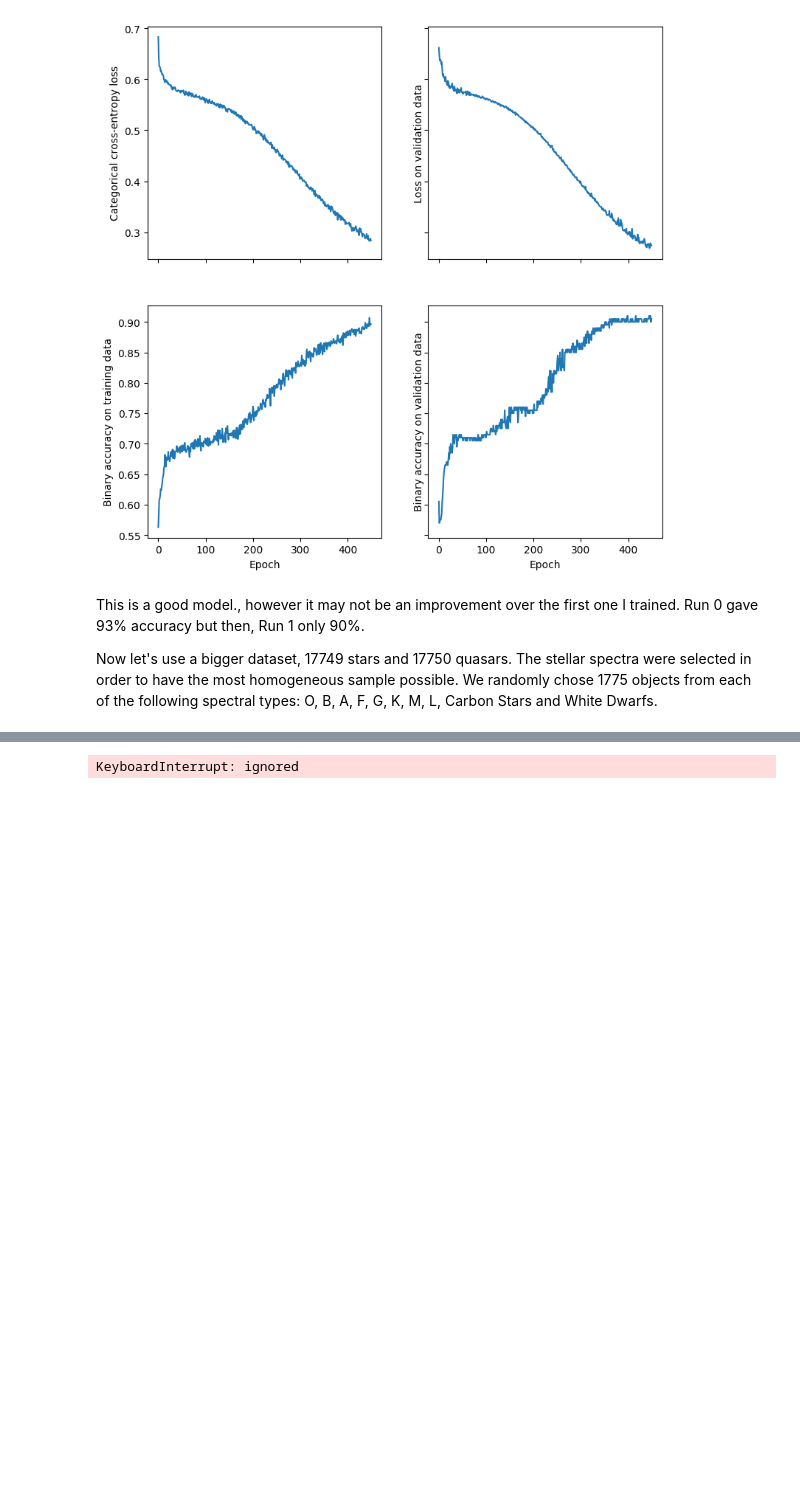
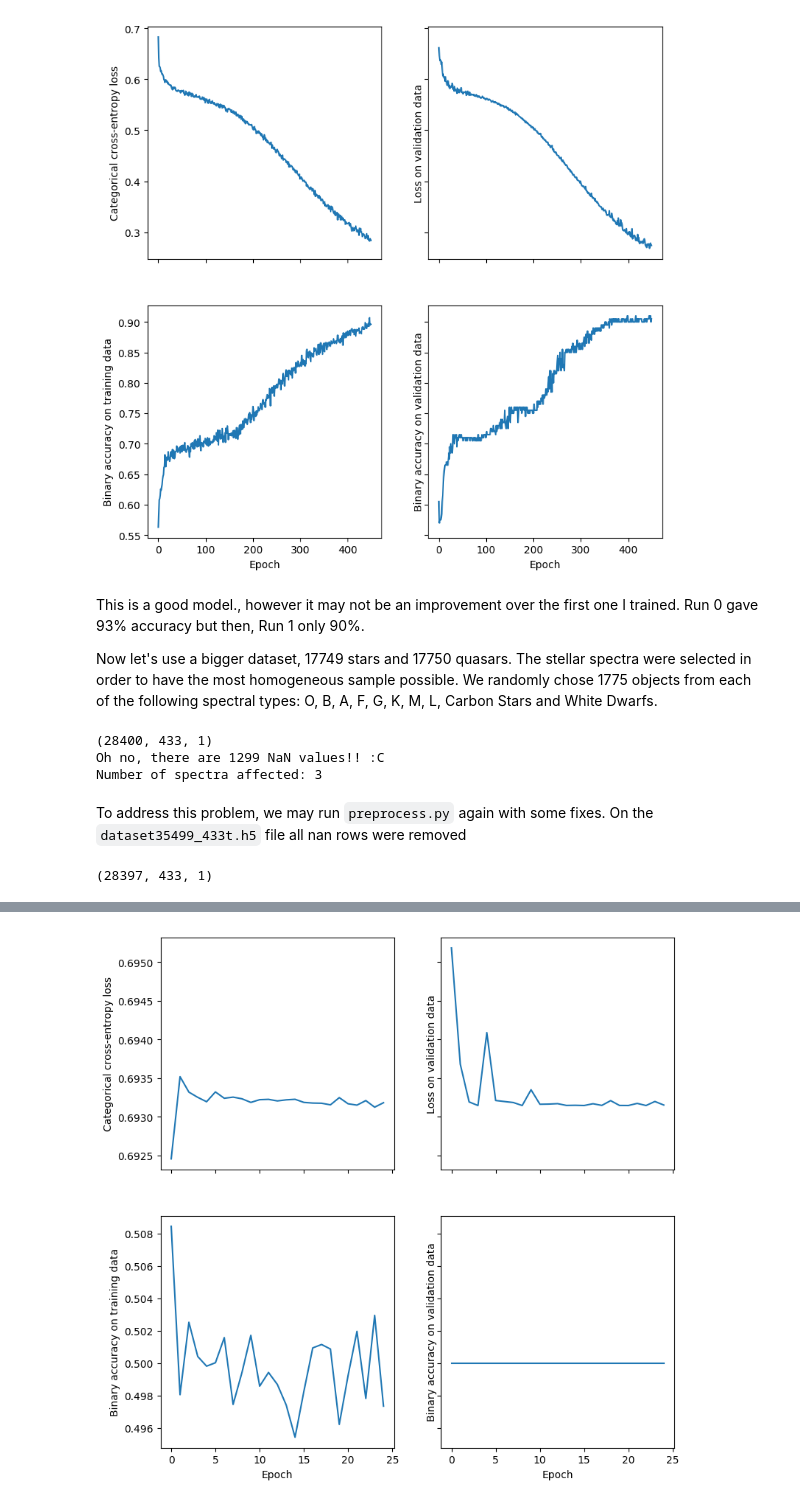
Before and after one commit to ManuelSolimano/mqc-nets, a Jupyter notebook: Colab Notebooks/modelling.ipynb, the cells around one changed output, grey strips where cells are left out. Saved outputs shown, nothing was run; the diff lists cells and outputs as text; code cells hidden in the pictures; blank space fills up the shorter version.

Commit message:
Update of collab notebook

```diff
--- a/Colab Notebooks/modelling.ipynb
+++ b/Colab Notebooks/modelling.ipynb
@@ -49,8 +49,20 @@ from keras.utils import to_categorical
 
 from sklearn.model_selection import train_test_split
 
+from collections.abc import Iterable
 
-def performance_plots(filename, sgdparams, histobject, testmetrics):
+def stringify_dict(metadata):
+
+  for key in metadata:
+    if isinstance(metadata[key], Iterable):
+      for subkey in metadata[key]:
+        metadata[key][subkey] = str(metadata[key][subkey])
+    else:
+      metadata[key] = str(metadata[key])
+
+  return metadata
+
+def performance_plots(filename, optiparams, histobject, testmetrics):
 
     loss = histobject.history['loss']
     val_loss = histobject.history['val_loss']
@@ -74,8 +86,9 @@ def performance_plots(filename, sgdparams, histobject, testmetrics):
 
     metadata = histobject.params
     metadata['test_metrics'] = testmetrics
-    metadata['sgd_params'] = sgdparams
+    metadata['op_params'] = sgdparams
 
+    metadata = stringify_dict(metadata)
     i = 0
     while os.path.exists('{}{:d}.png'.format(filename, i)):
       i += 1
@@ -150,11 +163,56 @@ x_train, x_test, y_train, y_test = train_test_split(data, labels, test_size=0.20
                                                        random_state=42)
 x_test, x_val, y_test, y_val = train_test_split(x_test, y_test, test_size=0.50,
                                                    random_state=42)
+# %%
+# Check if everything turned out alright
+print(x_train.shape)
+
+nans = np.where(np.isnan(x_train))[0]
+if nans.size > 0:
+  print('Oh no, there are {} NaN values!! :C'.format(nans.size))
+
+if np.any(np.isinf(x_train)):
+  print('Oh no, there are Inf values!! :C')
+
+nans
+# Replace those nans with zeros (end eventual infs with large numbers):
+# x_train = np.nan_to_num(x_train)
+print('Number of spectra affected:', int(1299/433))
+# %% [output]
+(28400, 433, 1)
+Oh no, there are 1299 NaN values!! :C
+Number of spectra affected: 3
+# %% [markdown]
+To address this problem, we may run ``preprocess.py`` again with some fixes. On the ``dataset35499_433t.h5`` file all nan rows were removed
+# %%
+# Load the fixed dataset
+with h5py.File('/content/gdrive/My Drive/mqc-collab/dataset35497_433t.h5', 'r') as sb:
+    og_shape = sb['fluxes'].shape
+    data = np.array(sb['fluxes']).reshape((*og_shape, 1))
+    labels = to_categorical(np.array(sb['classes']))
+
+x_train, x_test, y_train, y_test = train_test_split(data, labels, test_size=0.20,
+                                                       random_state=42)
+x_test, x_val, y_test, y_val = train_test_split(x_test, y_test, test_size=0.50,
+                                                   random_state=42)
+
+# Check if everything turned out alright
+print(x_train.shape)
+
+nans = np.where(np.isnan(x_train))[0]
+if nans.size > 0:
+  print('Oh no, there are {} NaN values!! :C'.format(nans.size))
+
+if np.any(np.isinf(x_train)):
+  print('Oh no, there are Inf values!! :C')
+# %% [output]
+(28397, 433, 1)
 # %%
 %%time
 
-sgdparams = {'lr':0.5, 'momentum':0.9, 'nesterov':True, 'decay':0.01}
-
+sgdparams = {'lr':0.2, 'momentum':0.9, 'nesterov':True, 'decay':0.01}
+adamparams = dict(lr=0.001, beta_1=0.9, beta_2=0.999, epsilon=None, decay=1e-4,
+                  amsgrad=False)
 
 model = Sequential()
 model.add(Conv1D(filters=100, kernel_size=7,
@@ -181,7 +239,7 @@ training = model.fit(x_train, y_train, epochs=25, batch_size=100,
                      validation_data=(x_val, y_val), verbose=1)
 metrics = model.evaluate(x_test, y_test, batch_size=40)
 
-model_filename = performance_plots('/content/gdrive/My Drive/mqc-collab/plots/model6_run', sgdparams,training, metrics)
+model_filename = performance_plots('/content/gdrive/My Drive/mqc-collab/plots/model6_run', adamparams,training, metrics)
 print('test_loss: {}\nbinary_accuracy: {}'.format(metrics[0], metrics[1]))
 model.save(model_filename)
 # %% [output]
@@ -194 +263 @@ Epoch 3/25
-KeyboardInterrupt: ignored
+[figure, added]
```
Also changed, not shown: parts of 24 cells of this notebook.
